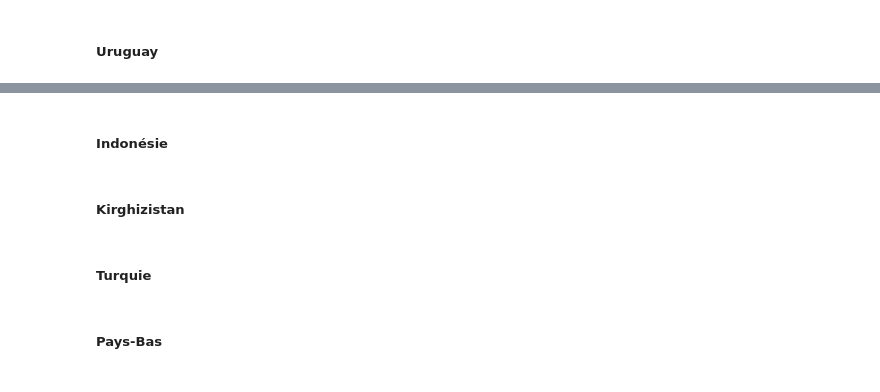
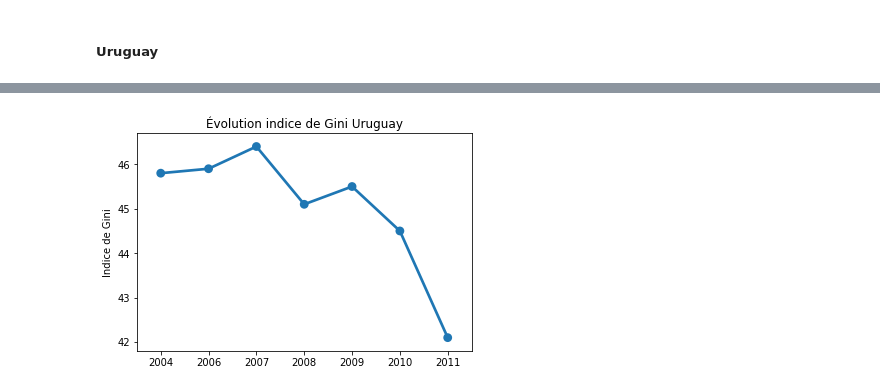
Before and after one commit to MattSioll/DataAnalyst, a Jupyter notebook: Projet 7/P7_01_Code.ipynb, the cells around one changed output, grey strips where cells are left out. Saved outputs shown, nothing was run; the diff lists cells and outputs as text; code cells hidden in the pictures.

```diff
--- a/Projet 7/P7_01_Code.ipynb
+++ b/Projet 7/P7_01_Code.ipynb
@@ -602,8 +299,17 @@ GiniURY
-# %% [markdown]
-##### Indonésie
-# %% [markdown]
-##### Kirghizistan
-# %% [markdown]
-##### Turquie
-# %% [markdown]
-##### Pays-Bas
+# %%
+def Evolution_Gini(country,country_name):
+
+    df = dataGini[dataGini.country == country]
+
+    df = df.reset_index()\
+           .drop(columns={'index','country','Zone'})\
+           .loc[0]
+    df = pd.DataFrame(data= df)
+    df = df.rename(columns={0:'Indice de Gini'})
+    sns.pointplot(x = df.index,y= df['Indice de Gini'],data = df)
+
+    plt.title(f"Évolution indice de Gini {country_name}")
+# %%
+Evolution_Gini('URY','Uruguay')
+# %% [output]
+[figure, added]
```
Also changed, not shown: parts of 95 cells of this notebook.
